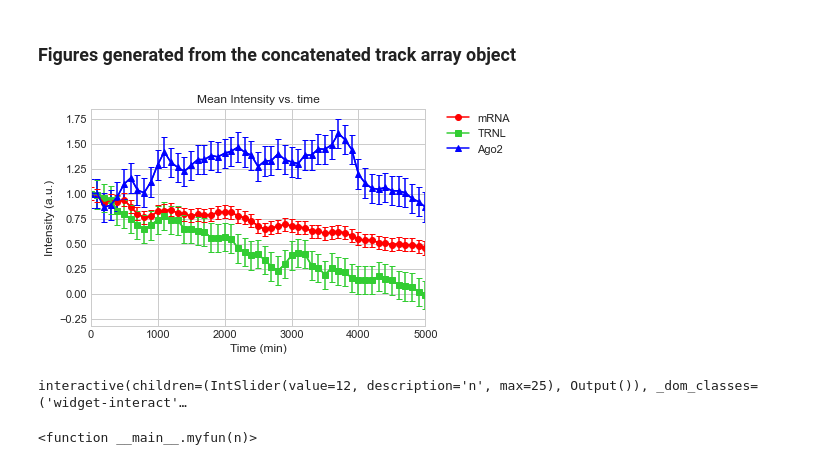
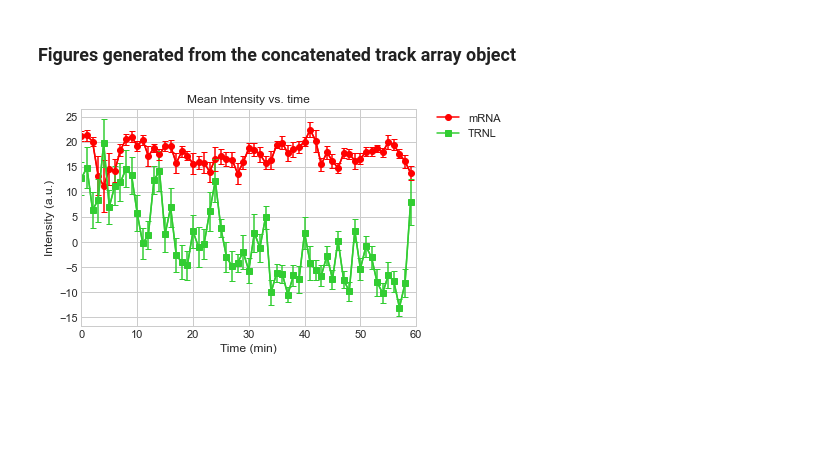
Before and after one commit to Colorado-State-University-Stasevich-Lab/single-molecule-tracking-python, a Jupyter notebook: Code/Charlotte_Harringtonine_Analysis.ipynb, the cells around one changed output. Cells and saved outputs as stored; diff of their text form; code cells hidden in the pictures; blank space fills up the shorter version.

```diff
--- a/Code/Charlotte_Harringtonine_Analysis.ipynb
+++ b/Code/Charlotte_Harringtonine_Analysis.ipynb
@@ -268,25 +292,23 @@ xy_pixel_size = 130   # voxel  xy dimensions in crops
 z_pixel_size = 500   # voxel z dimension
 
 # Specify working directory and files you want to read in:
-working_directory = 'C:/Users/tim_s/OneDrive - Colostate/Stasevich Lab/Our papers/Ago2Tethering/TimFastTrackAnalysis/'
-vids_TA = ['TA02_90m.tif','TA04_90m.tif','TA07_90m.tif','TA05.tif','TA06.tif',
-        'TA09.tif','TA11.tif','TA12.tif','TA13.tif','TA49_51m11s.tif','TA50.tif']
-vids_TL = ['TL01_60m.tif','TL06.tif','TL07.tif','TL09.tif','TL10.tif','TL02.tif','TL04_2.tif',
-        'TL06-1.tif','TL10_90m.tif','TL20_2.tif','TL21.tif']
+working_directory = 'C:/Users/tim_s/OneDrive - Colostate/Stasevich Lab/Lab Management/Dry Lab/Python/Python Scripts/LabScripts/TestData/'
+vids_TA =['XBP1_HT_60TP_60sINT_MMStack_Pos5.tif','XBP1_HT_60TP_60sINT_MMStack_Pos5-2.tif']
+vids_TL =['XBP1_HT_60TP_60sINT_MMStack_Pos5.tif']
 crop_pad = 5    # specifies the size of crops in track arary. If 5, then crops are (2*5 + 1 = 11) x 11
 #track_array_filenames = ['Tracks_' + videos[:-4] + '_crop_pad_' +
 #                          str(crop_pad) + '.tif' for videos in vids]
-track_array_filenames_TA = ['Tracks_' + videos[:-4] + '_crop_pad_' +
+track_array_filenames_TA = ['Particles_' + videos[:-4] + '_crop_pad_' +
                           str(crop_pad) + '_bg-sub_bestz_bg-sub.tif' for videos in vids_TA]
-track_array_filenames_TL = ['Tracks_' + videos[:-4] + '_crop_pad_' +
+track_array_filenames_TL = ['Particles_' + videos[:-4] + '_crop_pad_' +
                           str(crop_pad) + '_bg-sub_bestz_bg-sub.tif' for videos in vids_TL]
 # %%
 # Read in all track array videos and corresponding tracking files:
 track_array_vids_TA = [imread(working_directory + i) for i in track_array_filenames_TA]  # Read in track array .tif file
-track_files_TA = [pd.read_csv(working_directory + 'Tracks_' + videos[:-4]+'.csv') for videos in vids_TA]
+track_files_TA = [pd.read_csv(working_directory + 'Particles_' + videos[:-4]+'.csv') for videos in vids_TA]
 
 track_array_vids_TL = [imread(working_directory + i) for i in track_array_filenames_TL]  # Read in track array .tif file
-track_files_TL = [pd.read_csv(working_directory + 'Tracks_' + videos[:-4]+'.csv') for videos in vids_TL]
+track_files_TL = [pd.read_csv(working_directory + 'Particles_' + videos[:-4]+'.csv') for videos in vids_TL]
 
 # Concatentate the tracking files:
 tracks_all_TA = pd.concat(track_files_TA, axis=0, sort=False)
@@ -326,28 +336,18 @@ napari_viewer(renorm_arr_TL,[1,1],int_range=[[1500,8000],[1500,8000],[1500,8000]
 os.chdir('C:/Users/tim_s/OneDrive - Colostate/Stasevich Lab/Our papers/Ago2Tethering/TimFastTrackAnalysis/Plots/')
 # %%
 # Cacluate the intensity in the disk mask of radius 3 (this is the mask viewed above)
-my_int_TA = ta_TA.int_in_mask(renorm_arr_TA,np.array([ta_TA.disk_mask_2D(3)]))
-my_int_TL = ta_TL.int_in_mask(renorm_arr_TL,np.array([ta_TL.disk_mask_2D(3)]))
+my_int_TA = ta_TA.int_in_mask(ta_TA.arr,np.array([ta_TA.disk_mask_2D(3)]))
+my_int_TL = ta_TL.int_in_mask(ta_TL.arr,np.array([ta_TL.disk_mask_2D(3)]))
 # %%
 # Plot the mean intensity as a function of time (essentially this is the Harringtonine curve).
 # Note this saves the plot to the specified filename (should be a .svg filename) to the workign directory.
 # As well, a .csv file containing the plot data will be generated with the same filename.
 my_arr = my_int_TA # Choose track array
-delta_t = 100
+delta_t = 1
 my_times = np.arange(my_arr.shape[1])*delta_t
-my_mean_intensity_plot(my_arr,channels=[0,1,2],labels=['mRNA','TRNL','Ago2'],xlim=[0,5000],
-               colors=['red','limegreen','blue'],markers=['o','s','^'],renorm=True, error='sem',
+my_mean_intensity_plot(np.ma.masked_equal(my_arr,0),channels=[0,1],labels=['mRNA','TRNL'],xlim=[0,60],
+               colors=['red','limegreen'],markers=['o','s'],renorm=False, error='sem',
                        style='seaborn-whitegrid', axeslabels=['Time (min)', 'Intensity (a.u.)'],
                        times = my_times, filename='test.svg')
 # %% [output]
-[figure, old version]
+[figure, new version]
-# %%
-# View concatenated track array intensities row-by-row:
-my_arr = my_int_TA
-def myfun(n):
-    my_intensity_plot(my_arr,n,channels=[0,1,2],xlim=[0,50],ylim=[-500,2500],
-                      colors=['red','limegreen','mediumblue'],markers=['o','d','v'],labels=['mRNA','TRNL','Ago2'])
-interact(myfun,n=(0,len(my_arr)-1,1))
-# %% [output]
-interactive(children=(IntSlider(value=12, description='n', max=25), Output()), _dom_classes=('widget-interact'…
-<function __main__.myfun(n)>
```
Also changed, not shown: parts of 20 cells of this notebook, 1 other file.
